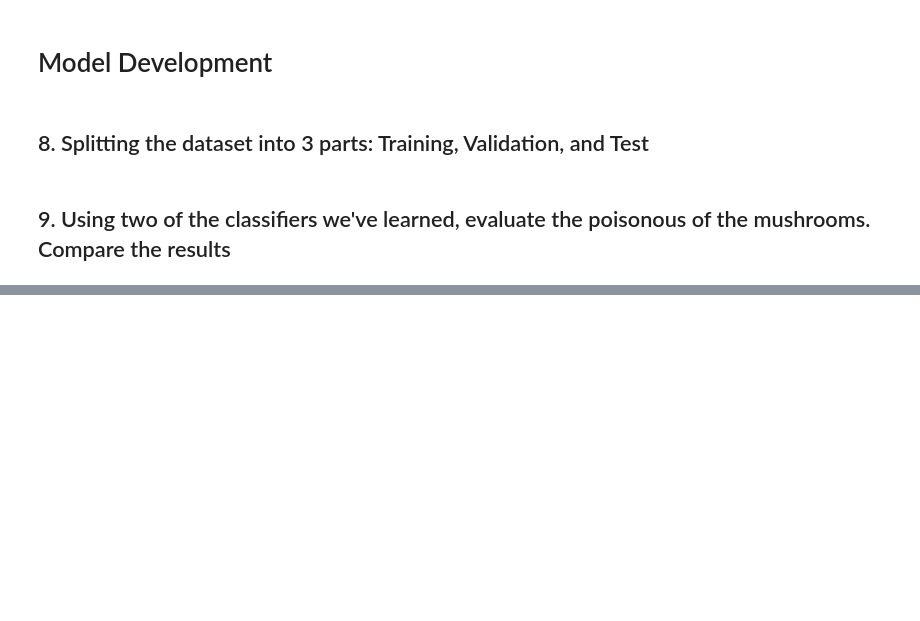
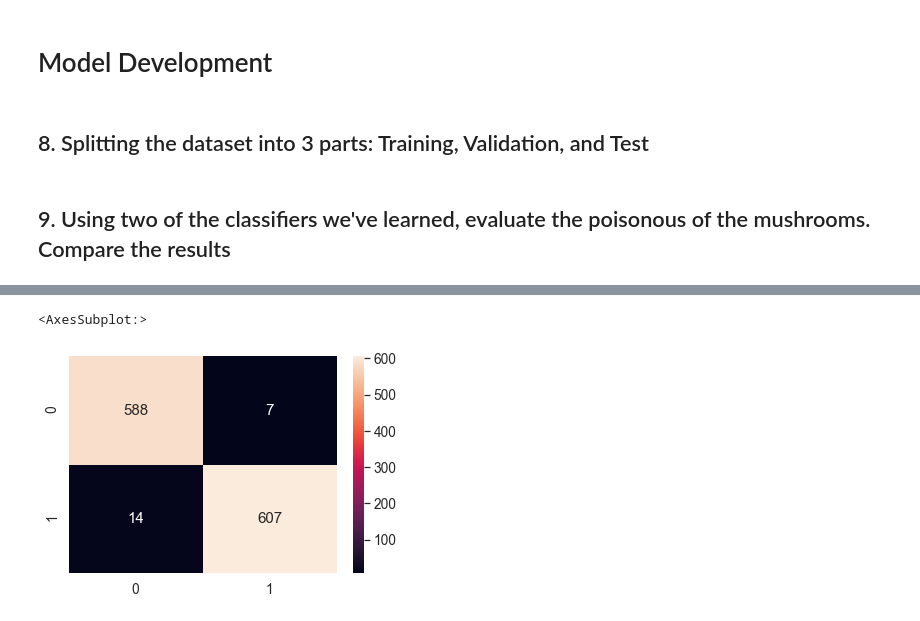
Before and after one commit to joni-menahem/DataScience-DrorLederman-assign1, a Jupyter notebook: assign1.ipynb, the cells around one changed output, grey strips where cells are left out. Drawn from its saved outputs; the diff is of its cells as text; code cells hidden in the pictures; blank space fills up the shorter version.

Commit message:
Added model development
KNN, Decision Tree, Random Forest

```diff
--- a/assign1.ipynb
+++ b/assign1.ipynb
@@ -196,0 +230,14 @@ X_train_le, X_val_le, y_train_le, y_val_le = train_test_split(X_train_le, y_trai
+# %%
+from sklearn.tree import DecisionTreeClassifier, export_graphviz
+
+tree = DecisionTreeClassifier()
+tree.fit(X_train_le, y_train_le)
+scores.at['tree','train accuracy'] = tree.score(X_train_le, y_train_le)
+scores.at['tree','validation accuracy'] = tree.score(X_val_le, y_val_le)
+scores.at['tree','test accuracy'] = tree.score(X_test_le, y_test_le)
+# %%
+conf_val = confusion_matrix(y_val_le, tree.predict(X_val_le))
+sns.heatmap(conf_val, annot=True, fmt="d")
+# %% [output]
+<AxesSubplot:>
+[figure, added]
```
Also changed, not shown: parts of 17 cells of this notebook.
